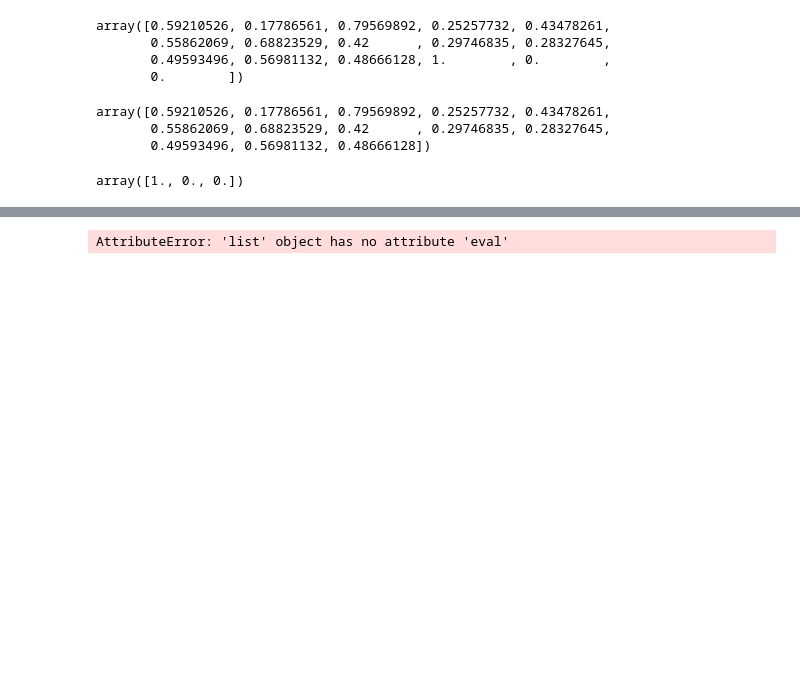
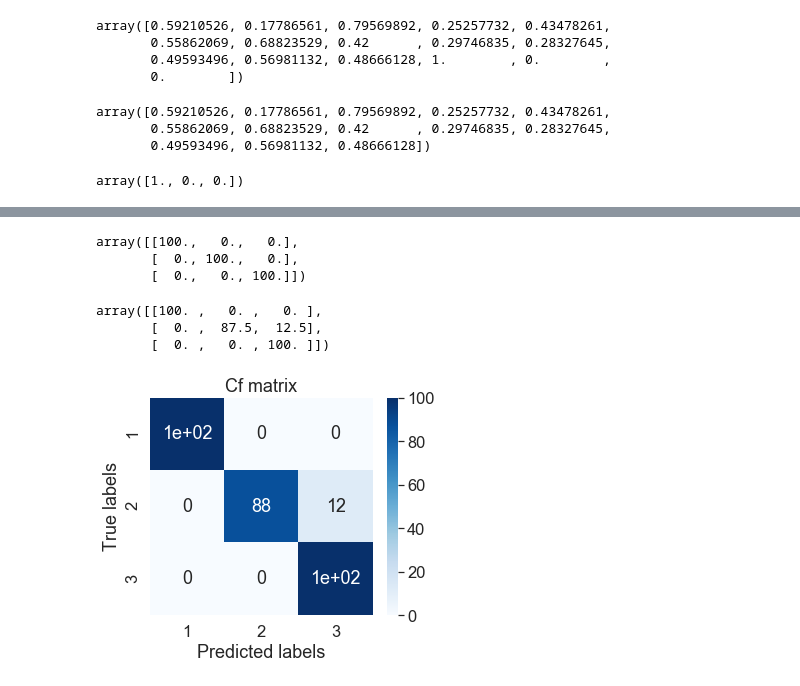
Before and after one commit to rcolasanti/TensorFlow, a Jupyter notebook: TF023.ipynb, the cells around one changed output, grey strips where cells are left out. Cells and saved outputs as stored; diff of their text form; code cells hidden in the pictures; blank space fills up the shorter version.

```diff
--- a/TF023.ipynb
+++ b/TF023.ipynb
@@ -21,6 +23,8 @@ array([0.59210526, 0.17786561, 0.79569892, 0.25257732, 0.43478261,
 # %%
 X = wine[:,:-3]
 Y = wine[:,-3:]
+X_t = wine_test[:,:-3]
+Y_t = wine_test[:,-3:]
 # %%
 X[0]
 # %% [output]
@@ -35,6 +39,9 @@ array([1., 0., 0.])
 #train_x,train_y,test_x,test_y = create_feature_sets_and_labels('Data/pos.txt','Data/neg.txt')
 train_x = X
 train_y = Y
+
+test_x = X_t
+test_y = Y_t
 # %%
 class TfAnn(object):
 
@@ -115,3 +115,15 @@ def train_neural_network_interactive(neural_network_model,x_data_train,y_data_tr
+# %%
+def test_neural_network(neural_network_model,x_data_test,y_data_test):
+    x = tf.placeholder('float')
+    prediction = neural_network_model.create(x)
+    y_test_res=(sess.run(prediction,feed_dict={x:x_data_test}))
+    true_class=np.argmax(y_data_test,1)
+    predicted_class=np.argmax(y_test_res,1)
+    cm = confusion_matrix(predicted_class,true_class)
+    cm = cm.astype('float')*10000 / cm.sum(axis=1)[:, np.newaxis]
+    cm = np.nan_to_num(cm, copy=True)
+    cm = cm.astype('int')
+    return cm*0.01
 # %%
 from sklearn.model_selection import StratifiedKFold
 train_index=[]
@@ -195,14 +237,23 @@ pprint(tf_json)
 # %%
 neural_network_model = TfAnn()
 neural_network_model.init_json(tf_json)
-pprint(neural_network_model.extract())
-#x_data_train = train_x
-#y_data_train = train_y
-#x_data_test = train_x
-#y_data_test = train_y
-#cf,loss = train_neural_network_interactive(neural_network_model,x_data_train,y_data_train,x_data_test,y_data_test)
-#pprint(cf)
-#plt.plot(loss)
-#plt.show()
+x_data_test = train_x
+y_data_test = train_y
+pprint(test_neural_network(neural_network_model,x_data_test,y_data_test))
 # %% [output]
-AttributeError: 'list' object has no attribute 'eval'
+array([[100.,   0.,   0.],
+       [  0., 100.,   0.],
+       [  0.,   0., 100.]])
+# %%
+neural_network_model = TfAnn()
+neural_network_model.init_json(tf_json)
+x_data_test = train_x
+y_data_test = train_y
+cf = test_neural_network(neural_network_model,test_x,test_y)
+pprint(test_neural_network(neural_network_model,test_x,test_y))
+plot_confusion_matrix(cf,[1,2,3],"Cf matrix","wine")
+# %% [output]
+array([[100. ,   0. ,   0. ],
+       [  0. ,  87.5,  12.5],
+       [  0. ,   0. , 100. ]])
+[figure, added]
```
Also changed, not shown: parts of 7 cells of this notebook, 17 other files.
